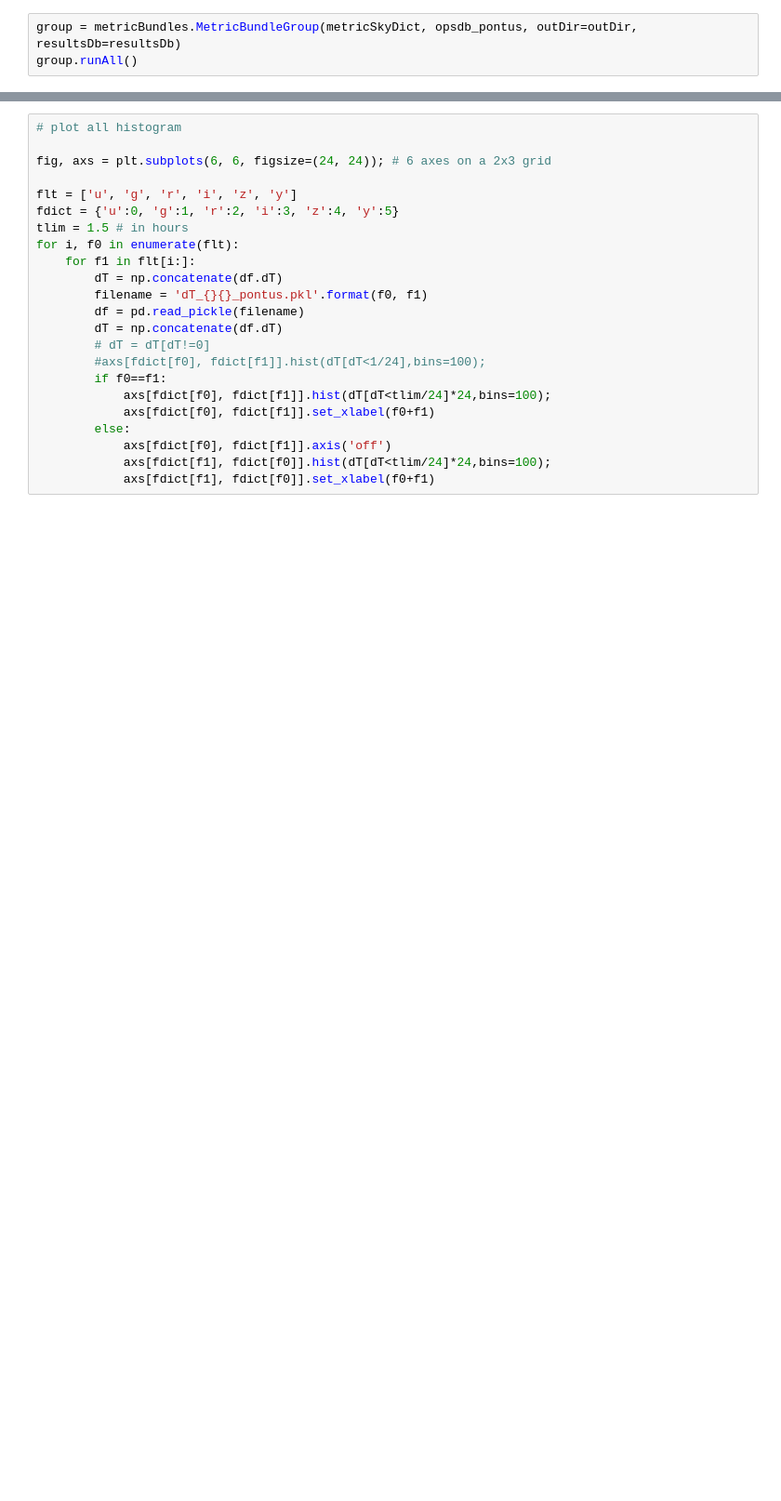
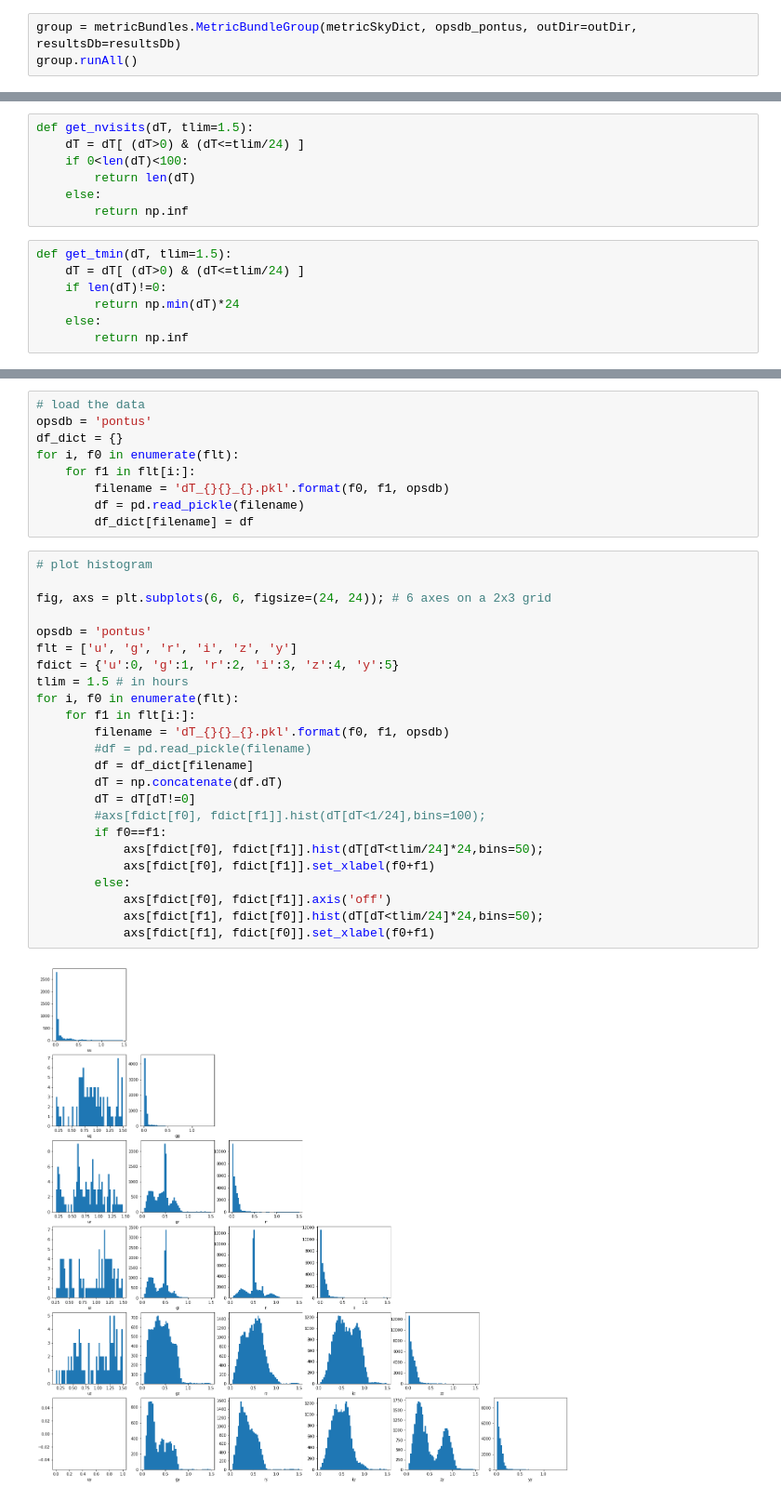
Before and after one commit to xiaolng/weekly_report, a Jupyter notebook: source/timeGapsMetric.ipynb, the cells around one changed output, grey strips where cells are left out. Shown at 93% size. Drawn from its saved outputs; the diff is of its cells as text; blank space fills up the shorter version.

```diff
--- a/source/timeGapsMetric.ipynb
+++ b/source/timeGapsMetric.ipynb
@@ -141,0 +214,14 @@ group.runAll()
+# %%
+def get_nvisits(dT, tlim=1.5):
+    dT = dT[ (dT>0) & (dT<=tlim/24) ]
+    if 0<len(dT)<100:
+        return len(dT)
+    else:
+        return np.inf
+# %%
+def get_tmin(dT, tlim=1.5):
+    dT = dT[ (dT>0) & (dT<=tlim/24) ]
+    if len(dT)!=0:
+        return np.min(dT)*24
+    else:
+        return np.inf
@@ -142,24 +282,36 @@ group.runAll()
+# %%
+# load the data
+opsdb = 'pontus'
+df_dict = {}
+for i, f0 in enumerate(flt):
+    for f1 in flt[i:]:
+        filename = 'dT_{}{}_{}.pkl'.format(f0, f1, opsdb)
+        df = pd.read_pickle(filename)
+        df_dict[filename] = df
 # %%
-# plot all histogram
+# plot histogram
 
 fig, axs = plt.subplots(6, 6, figsize=(24, 24)); # 6 axes on a 2x3 grid
 
+opsdb = 'pontus'
 flt = ['u', 'g', 'r', 'i', 'z', 'y']
 fdict = {'u':0, 'g':1, 'r':2, 'i':3, 'z':4, 'y':5}
 tlim = 1.5 # in hours
 for i, f0 in enumerate(flt):
     for f1 in flt[i:]:
+        filename = 'dT_{}{}_{}.pkl'.format(f0, f1, opsdb)
+        #df = pd.read_pickle(filename)
+        df = df_dict[filename]
         dT = np.concatenate(df.dT)
-        filename = 'dT_{}{}_pontus.pkl'.format(f0, f1)
-        df = pd.read_pickle(filename)
-        dT = np.concatenate(df.dT)
-        # dT = dT[dT!=0]
+        dT = dT[dT!=0]
         #axs[fdict[f0], fdict[f1]].hist(dT[dT<1/24],bins=100);
         if f0==f1:
-            axs[fdict[f0], fdict[f1]].hist(dT[dT<tlim/24]*24,bins=100);
+            axs[fdict[f0], fdict[f1]].hist(dT[dT<tlim/24]*24,bins=50);
             axs[fdict[f0], fdict[f1]].set_xlabel(f0+f1)
         else:
             axs[fdict[f0], fdict[f1]].axis('off')
-            axs[fdict[f1], fdict[f0]].hist(dT[dT<tlim/24]*24,bins=100);
+            axs[fdict[f1], fdict[f0]].hist(dT[dT<tlim/24]*24,bins=50);
             axs[fdict[f1], fdict[f0]].set_xlabel(f0+f1)
+# %% [output]
+[figure, added]
 # %%
```
Also changed, not shown: parts of 13 cells of this notebook.
